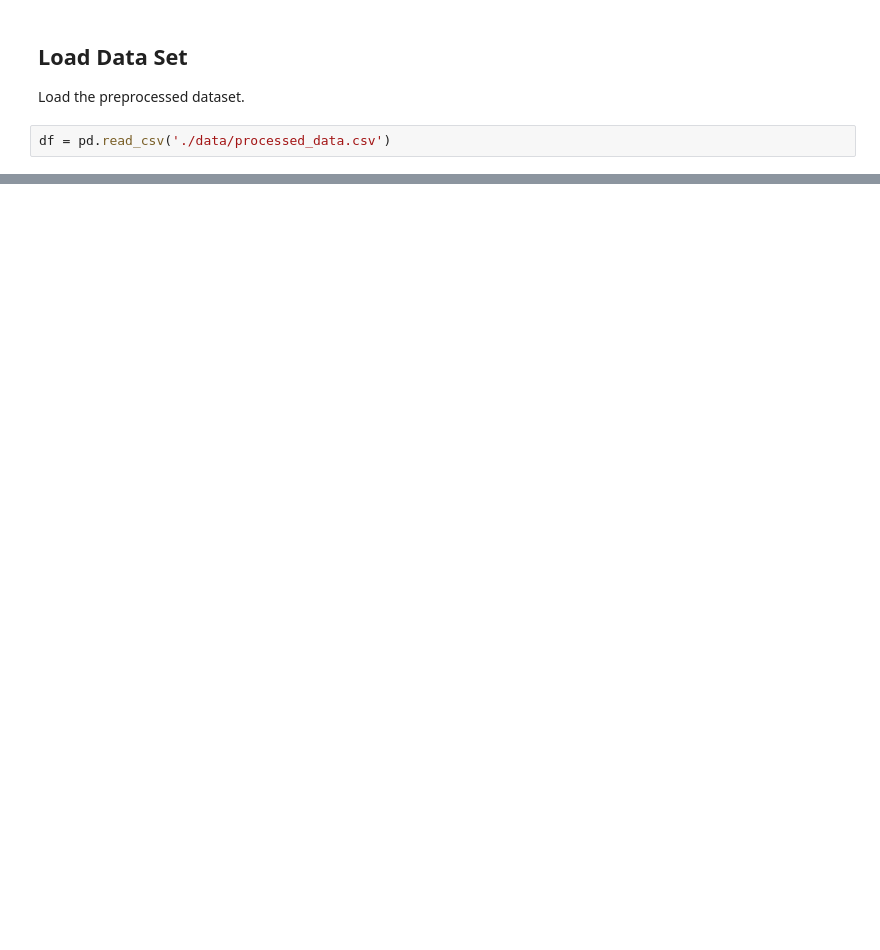
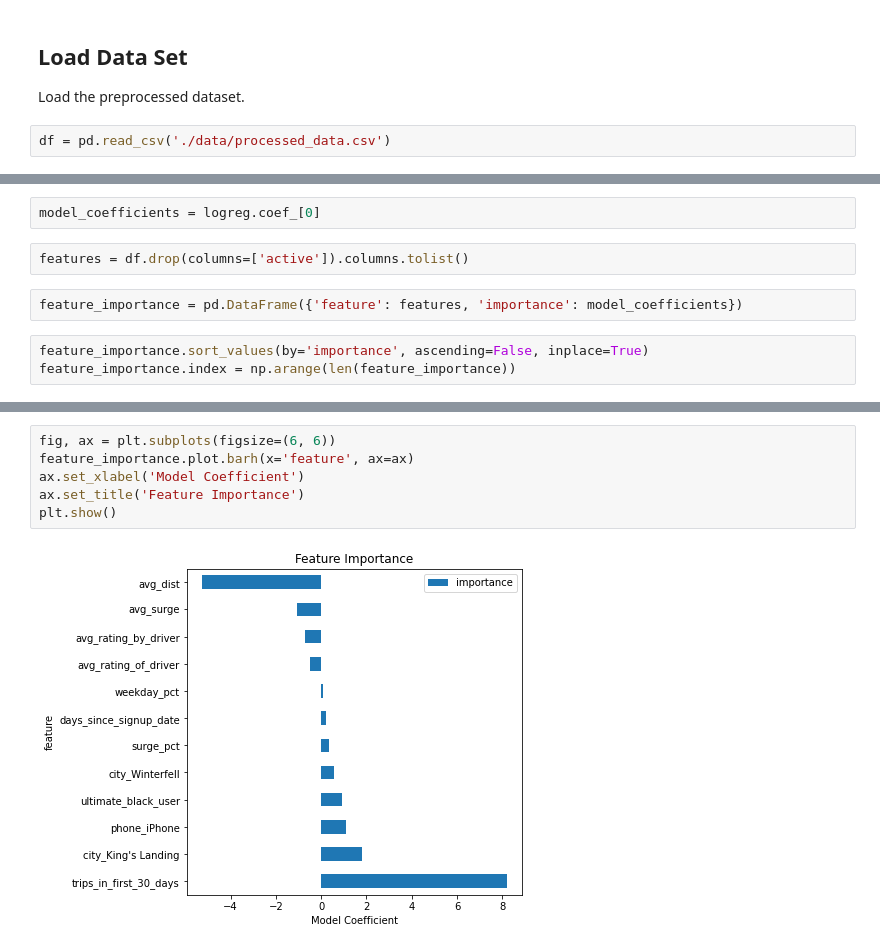
Before and after one commit to dmclark53/Springboard, a Jupyter notebook: Ultimate-Technologies/Ultimate-Technologies-Part-3-Modeling.ipynb, the cells around one changed output, grey strips where cells are left out. Drawn from its saved outputs; the diff is of its cells as text; blank space fills up the shorter version.

Commit message:
Created a logistic model and summarized the results.

```diff
--- a/Ultimate-Technologies/Ultimate-Technologies-Part-3-Modeling.ipynb
+++ b/Ultimate-Technologies/Ultimate-Technologies-Part-3-Modeling.ipynb
@@ -34,0 +92,9 @@ memory usage: 5.3 MB
+# %%
+model_coefficients = logreg.coef_[0]
+# %%
+features = df.drop(columns=['active']).columns.tolist()
+# %%
+feature_importance = pd.DataFrame({'feature': features, 'importance': model_coefficients})
+# %%
+feature_importance.sort_values(by='importance', ascending=False, inplace=True)
+feature_importance.index = np.arange(len(feature_importance))
@@ -34,0 +117,8 @@ memory usage: 5.3 MB
+# %%
+fig, ax = plt.subplots(figsize=(6, 6))
+feature_importance.plot.barh(x='feature', ax=ax)
+ax.set_xlabel('Model Coefficient')
+ax.set_title('Feature Importance')
+plt.show()
+# %% [output]
+[figure, added]
```
Also changed, not shown: parts of 18 cells of this notebook, 1 other file.
